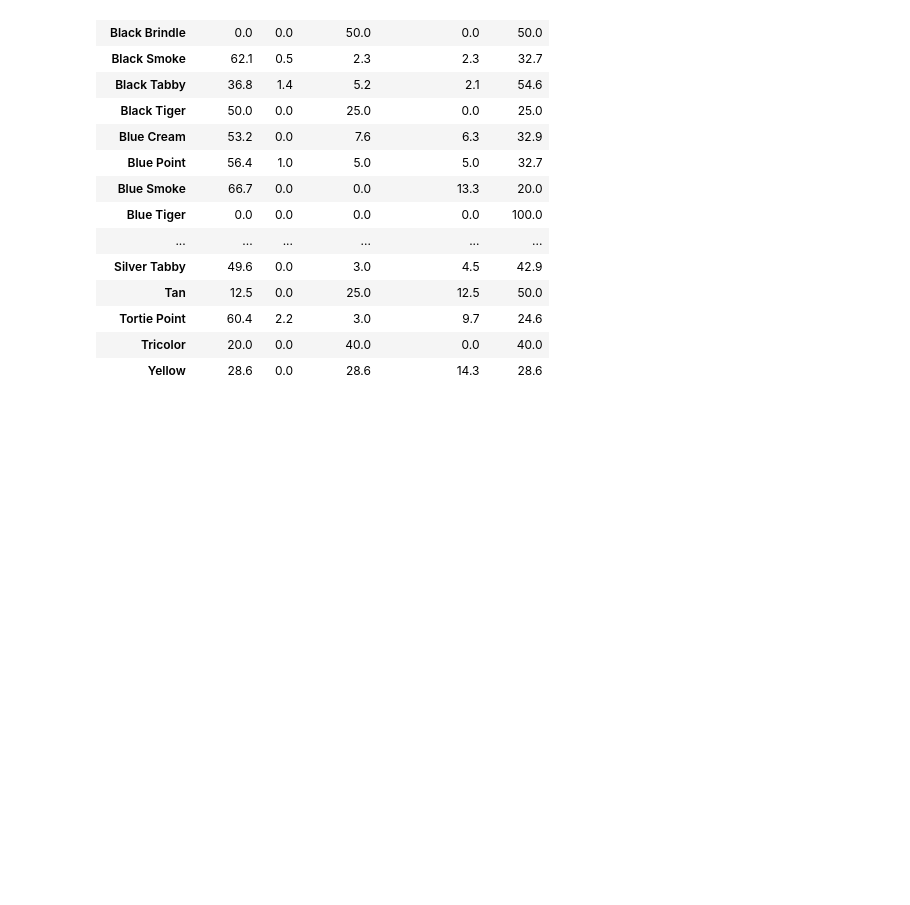
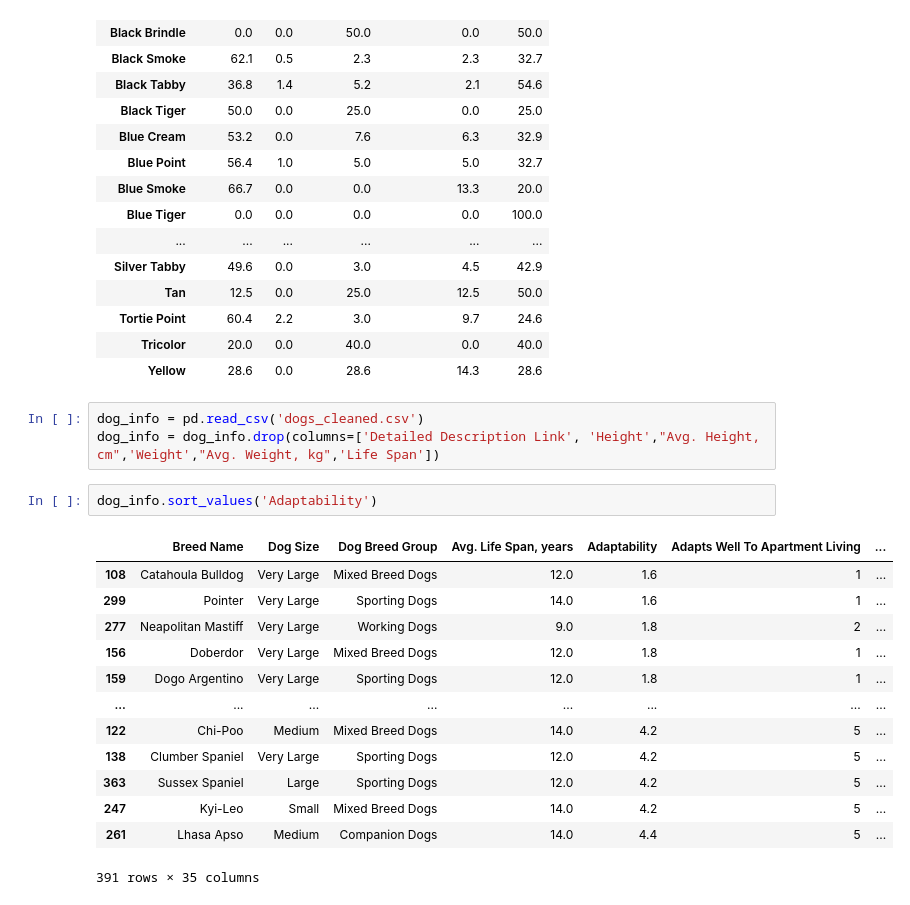
Before and after one commit to nneomaonochie/ml1-animal-data, a Jupyter notebook: exploration.ipynb, the cells around one changed output. Cells and saved outputs as stored; diff of their text form; blank space fills up the shorter version.

Commit message:
exploring breeds

```diff
--- a/exploration.ipynb
+++ b/exploration.ipynb
@@ -904,3 +904,22 @@ pd.crosstab(
 | Tortie Point | 60.4 | 2.2 | 3.0 | 9.7 | 24.6 |
 | Tricolor | 20.0 | 0.0 | 40.0 | 0.0 | 40.0 |
 | Yellow | 28.6 | 0.0 | 28.6 | 14.3 | 28.6 |
+# %%
+dog_info = pd.read_csv('dogs_cleaned.csv')
+dog_info = dog_info.drop(columns=['Detailed Description Link', 'Height',"Avg. Height, cm",'Weight',"Avg. Weight, kg",'Life Span'])
+# %%
+dog_info.sort_values('Adaptability')
+# %% [output]
+|  | Breed Name | Dog Size | Dog Breed Group | Avg. Life Span, years | Adaptability | Adapts Well To Apartment Living | ... |
+| 108 | Catahoula Bulldog | Very Large | Mixed Breed Dogs | 12.0 | 1.6 | 1 | ... |
+| 299 | Pointer | Very Large | Sporting Dogs | 14.0 | 1.6 | 1 | ... |
+| 277 | Neapolitan Mastiff | Very Large | Working Dogs | 9.0 | 1.8 | 2 | ... |
+| 156 | Doberdor | Very Large | Mixed Breed Dogs | 12.0 | 1.8 | 1 | ... |
+| 159 | Dogo Argentino | Very Large | Sporting Dogs | 12.0 | 1.8 | 1 | ... |
+| ... | ... | ... | ... | ... | ... | ... | ... |
+| 122 | Chi-Poo | Medium | Mixed Breed Dogs | 14.0 | 4.2 | 5 | ... |
+| 138 | Clumber Spaniel | Very Large | Sporting Dogs | 12.0 | 4.2 | 5 | ... |
+| 363 | Sussex Spaniel | Large | Sporting Dogs | 12.0 | 4.2 | 5 | ... |
+| 247 | Kyi-Leo | Small | Mixed Breed Dogs | 14.0 | 4.2 | 5 | ... |
+| 261 | Lhasa Apso | Medium | Companion Dogs | 14.0 | 4.4 | 5 | ... |
+391 rows × 35 columns
```
Also changed, not shown: parts of 4 cells of this notebook.
